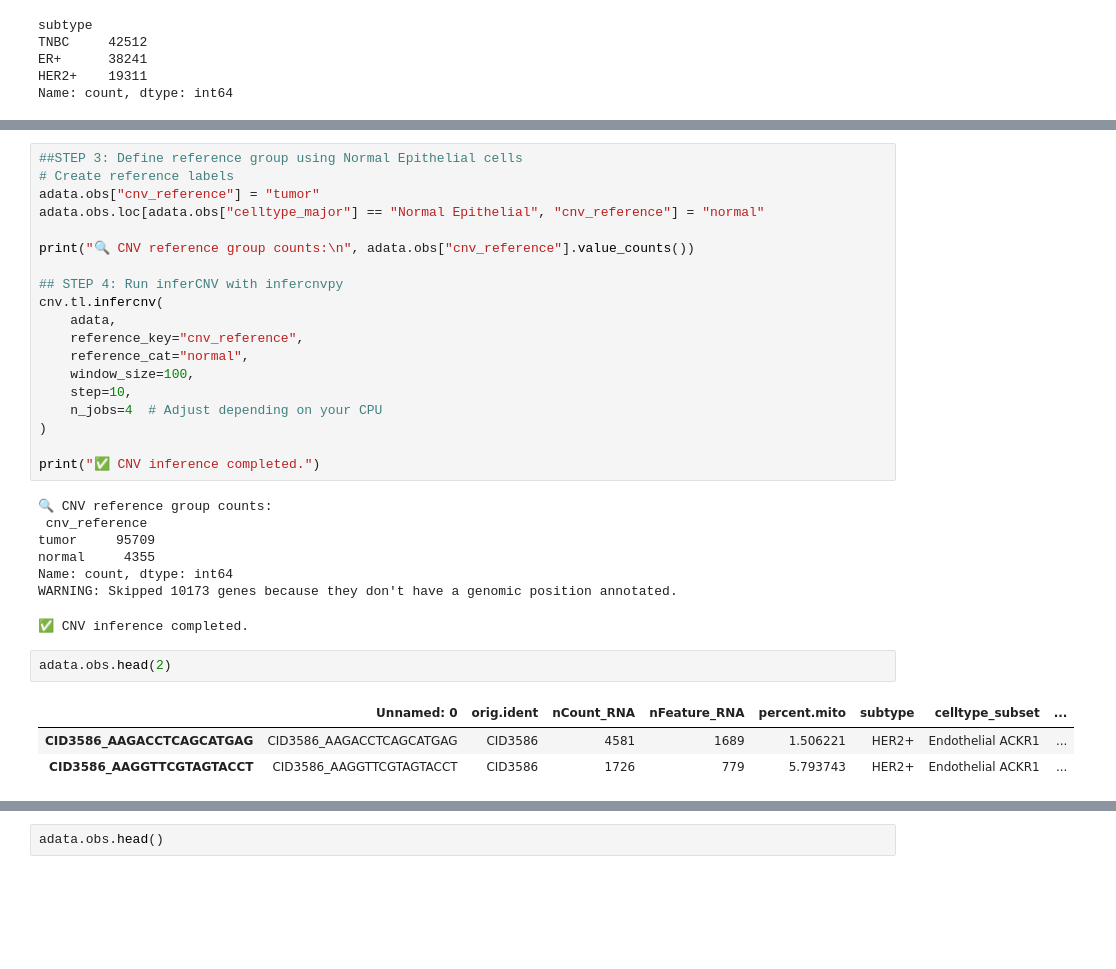
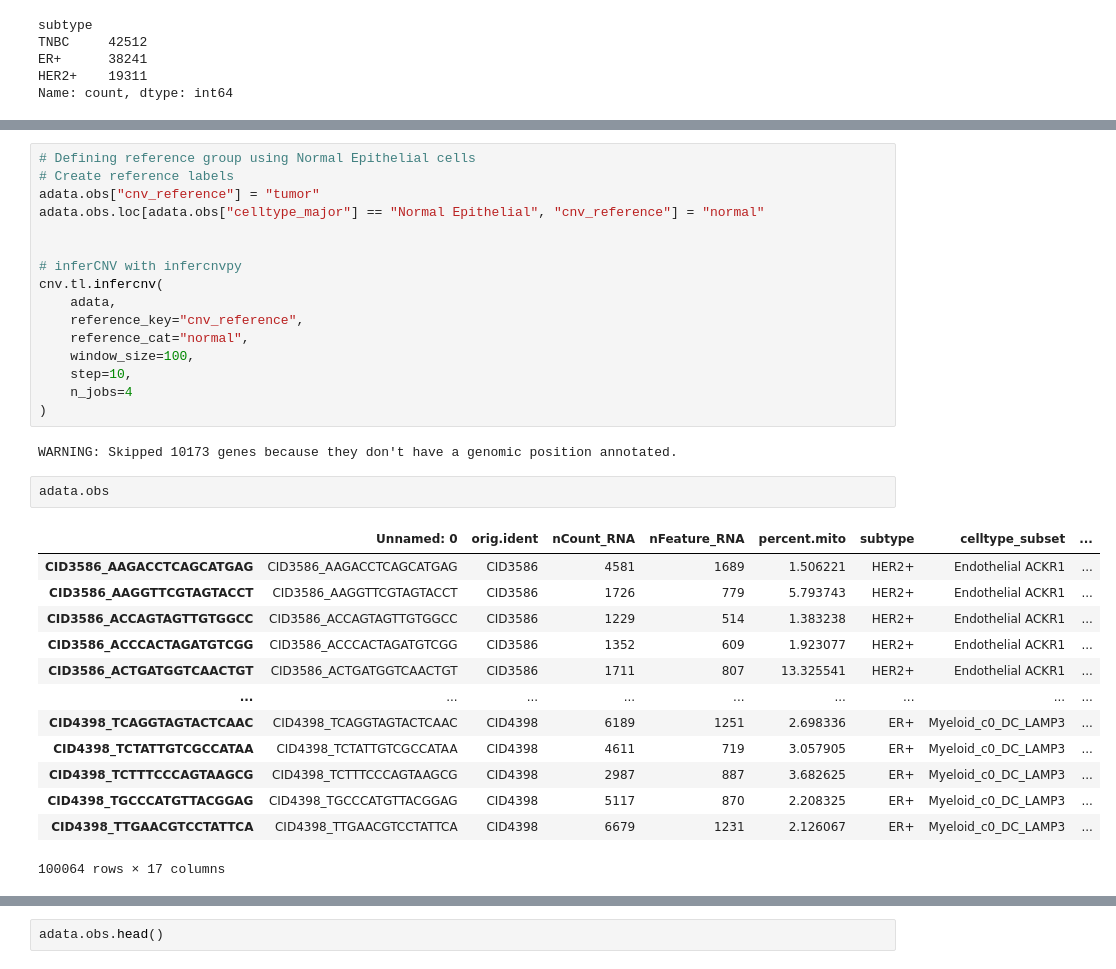
Before and after one commit to oliverraj/interpretable-machine-learning-oncology, a Jupyter notebook: notebooks/GSE176078.ipynb, the cells around one changed output, grey strips where cells are left out. Drawn from its saved outputs; the diff is of its cells as text; blank space fills up the shorter version.

```diff
--- a/notebooks/GSE176078.ipynb
+++ b/notebooks/GSE176078.ipynb
@@ -266,34 +339,35 @@ print("✅ Chromosomal annotations added to adata.var")
 # %%
-##STEP 3: Define reference group using Normal Epithelial cells
+# Defining reference group using Normal Epithelial cells
 # Create reference labels
 adata.obs["cnv_reference"] = "tumor"
 adata.obs.loc[adata.obs["celltype_major"] == "Normal Epithelial", "cnv_reference"] = "normal"
 
-print("🔍 CNV reference group counts:\n", adata.obs["cnv_reference"].value_counts())
 
-## STEP 4: Run inferCNV with infercnvpy
+# inferCNV with infercnvpy
 cnv.tl.infercnv(
     adata,
     reference_key="cnv_reference",
     reference_cat="normal",
     window_size=100,
     step=10,
-    n_jobs=4  # Adjust depending on your CPU
+    n_jobs=4
 )
-
-print("✅ CNV inference completed.")
 # %% [output]
-🔍 CNV reference group counts:
- cnv_reference
-tumor     95709
-normal     4355
-Name: count, dtype: int64
 WARNING: Skipped 10173 genes because they don't have a genomic position annotated.
-✅ CNV inference completed.
 # %%
-adata.obs.head(2)
+adata.obs
 # %% [output]
 |  | Unnamed: 0 | orig.ident | nCount_RNA | nFeature_RNA | percent.mito | subtype | celltype_subset | ... |
 | CID3586_AAGACCTCAGCATGAG | CID3586_AAGACCTCAGCATGAG | CID3586 | 4581 | 1689 | 1.506221 | HER2+ | Endothelial ACKR1 | ... |
 | CID3586_AAGGTTCGTAGTACCT | CID3586_AAGGTTCGTAGTACCT | CID3586 | 1726 | 779 | 5.793743 | HER2+ | Endothelial ACKR1 | ... |
+| CID3586_ACCAGTAGTTGTGGCC | CID3586_ACCAGTAGTTGTGGCC | CID3586 | 1229 | 514 | 1.383238 | HER2+ | Endothelial ACKR1 | ... |
+| CID3586_ACCCACTAGATGTCGG | CID3586_ACCCACTAGATGTCGG | CID3586 | 1352 | 609 | 1.923077 | HER2+ | Endothelial ACKR1 | ... |
+| CID3586_ACTGATGGTCAACTGT | CID3586_ACTGATGGTCAACTGT | CID3586 | 1711 | 807 | 13.325541 | HER2+ | Endothelial ACKR1 | ... |
+| ... | ... | ... | ... | ... | ... | ... | ... | ... |
+| CID4398_TCAGGTAGTACTCAAC | CID4398_TCAGGTAGTACTCAAC | CID4398 | 6189 | 1251 | 2.698336 | ER+ | Myeloid_c0_DC_LAMP3 | ... |
+| CID4398_TCTATTGTCGCCATAA | CID4398_TCTATTGTCGCCATAA | CID4398 | 4611 | 719 | 3.057905 | ER+ | Myeloid_c0_DC_LAMP3 | ... |
+| CID4398_TCTTTCCCAGTAAGCG | CID4398_TCTTTCCCAGTAAGCG | CID4398 | 2987 | 887 | 3.682625 | ER+ | Myeloid_c0_DC_LAMP3 | ... |
+| CID4398_TGCCCATGTTACGGAG | CID4398_TGCCCATGTTACGGAG | CID4398 | 5117 | 870 | 2.208325 | ER+ | Myeloid_c0_DC_LAMP3 | ... |
+| CID4398_TTGAACGTCCTATTCA | CID4398_TTGAACGTCCTATTCA | CID4398 | 6679 | 1231 | 2.126067 | ER+ | Myeloid_c0_DC_LAMP3 | ... |
+100064 rows × 17 columns
 # %%
```
Also changed, not shown: parts of 30 cells of this notebook.
